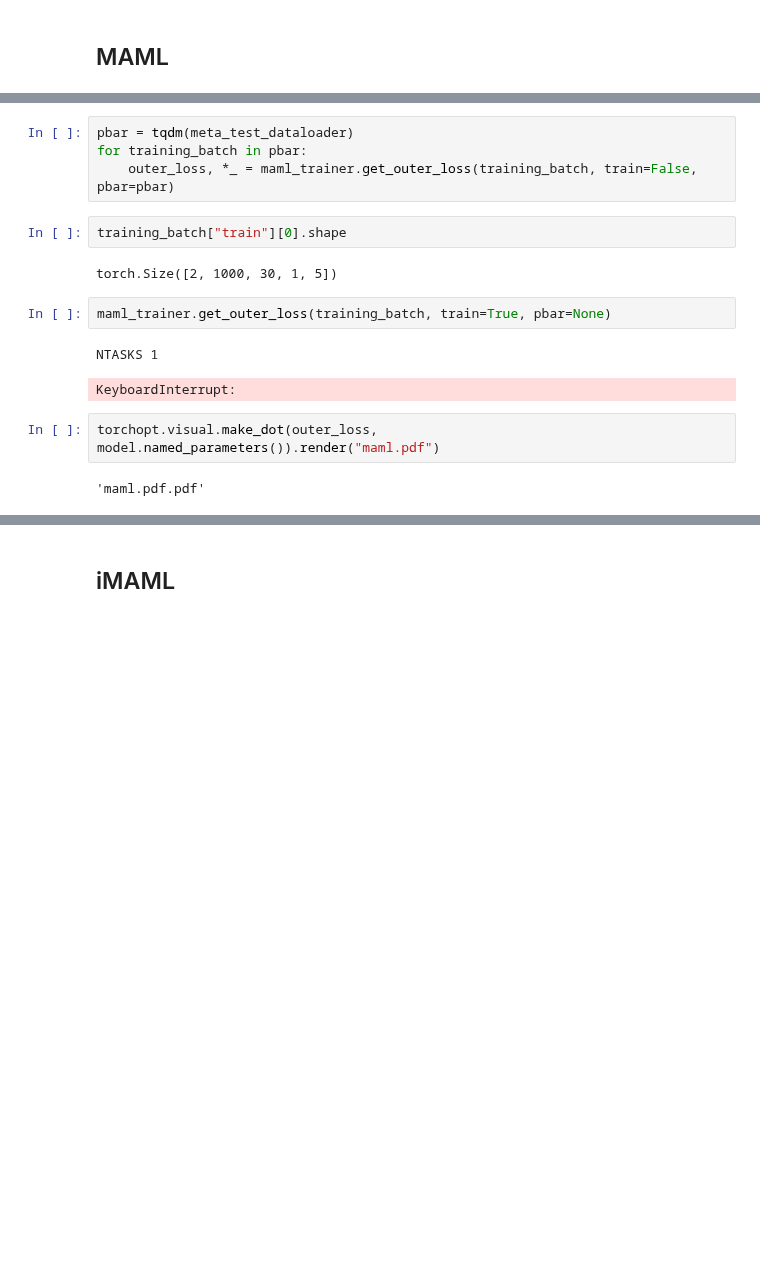
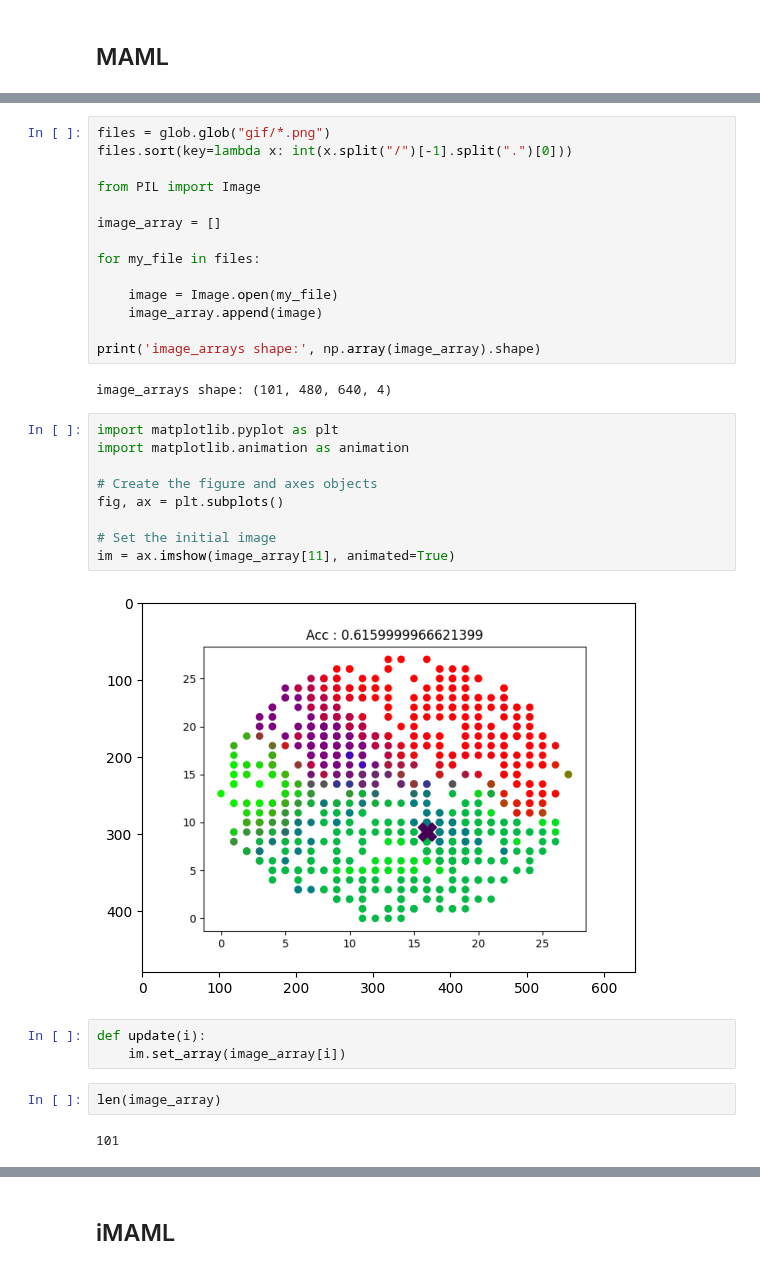
Before and after one commit to GabrielBena/pytorch-eventprop, a Jupyter notebook: scripts/meta-learning/MAML.ipynb, the cells around one changed output, grey strips where cells are left out. Saved outputs shown, nothing was run; the diff lists cells and outputs as text; blank space fills up the shorter version.

```diff
--- a/scripts/meta-learning/MAML.ipynb
+++ b/scripts/meta-learning/MAML.ipynb
@@ -462,17 +434,34 @@ plt.legend()
-# %%
-pbar = tqdm(meta_test_dataloader)
-for training_batch in pbar:
-    outer_loss, *_ = maml_trainer.get_outer_loss(training_batch, train=False, pbar=pbar)
-# %%
-training_batch["train"][0].shape
-# %% [output]
-torch.Size([2, 1000, 30, 1, 5])
-# %%
-maml_trainer.get_outer_loss(training_batch, train=True, pbar=None)
-# %% [output]
-NTASKS 1
-KeyboardInterrupt:
-# %%
-torchopt.visual.make_dot(outer_loss, model.named_parameters()).render("maml.pdf")
-# %% [output]
-'maml.pdf.pdf'
+# %%
+files = glob.glob("gif/*.png")
+files.sort(key=lambda x: int(x.split("/")[-1].split(".")[0]))
+
+from PIL import Image
+
+image_array = []
+
+for my_file in files:
+
+    image = Image.open(my_file)
+    image_array.append(image)
+
+print('image_arrays shape:', np.array(image_array).shape)
+# %% [output]
+image_arrays shape: (101, 480, 640, 4)
+# %%
+import matplotlib.pyplot as plt
+import matplotlib.animation as animation
+
+# Create the figure and axes objects
+fig, ax = plt.subplots()
+
+# Set the initial image
+im = ax.imshow(image_array[11], animated=True)
+# %% [output]
+[figure, added]
+# %%
+def update(i):
+    im.set_array(image_array[i])
+# %%
+len(image_array)
+# %% [output]
+101
```
Also changed, not shown: parts of 21 cells of this notebook, 4 other files.
